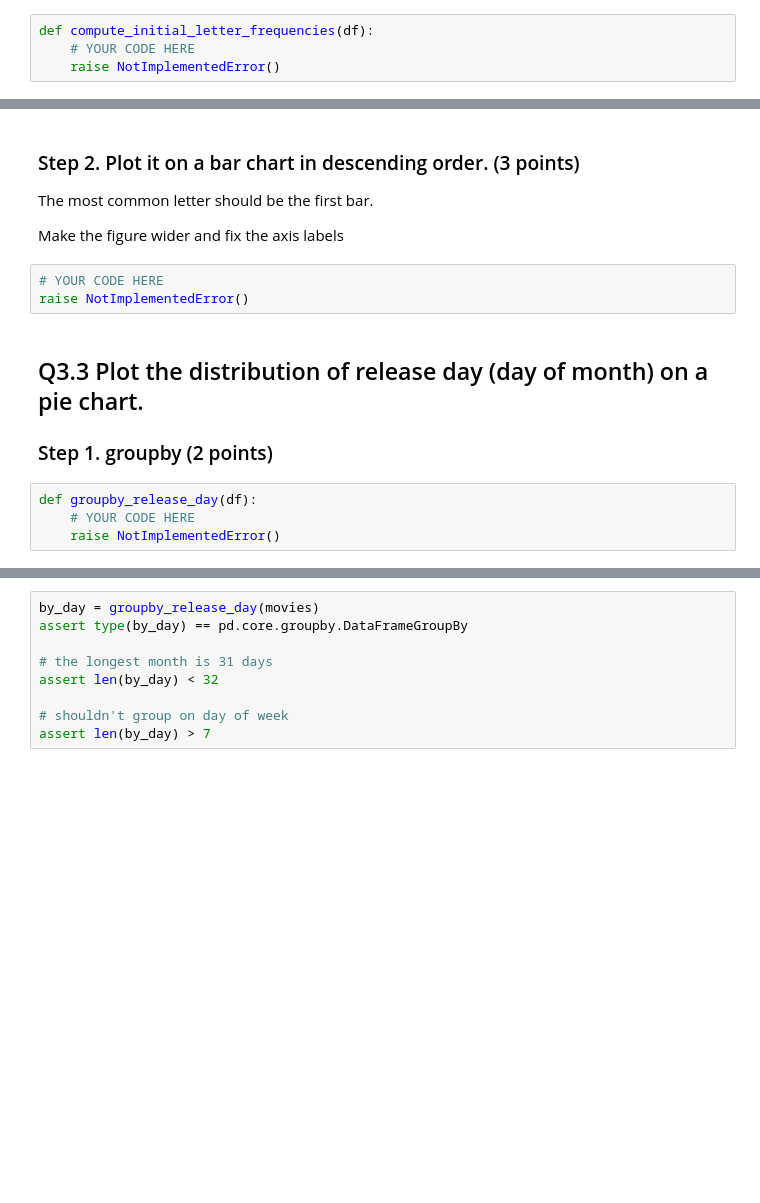
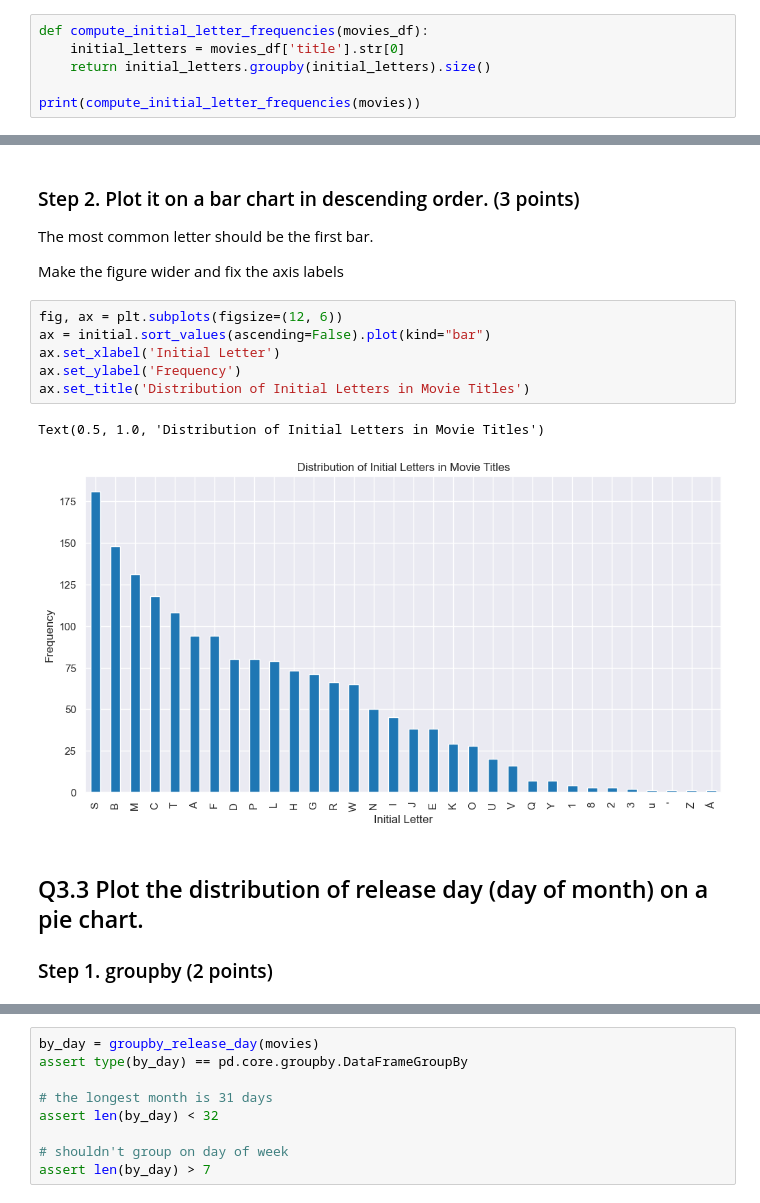
Before and after one commit to bi-labor/pandas-lab-kovbe11, a Jupyter notebook: Pandas_lab.ipynb, the cells around one changed output, grey strips where cells are left out. Saved outputs shown, nothing was run; the diff lists cells and outputs as text; blank space fills up the shorter version.

```diff
--- a/Pandas_lab.ipynb
+++ b/Pandas_lab.ipynb
@@ -424,7 +579,9 @@ assert type(title_cnt) == int
 ### Step 1. Compute frequencies. (3 points)
 
 Hint: use the groupby function for this!
-# %%
-def compute_initial_letter_frequencies(df):
-    # YOUR CODE HERE
-    raise NotImplementedError()
+# %%
+def compute_initial_letter_frequencies(movies_df):
+    initial_letters = movies_df['title'].str[0]
+    return initial_letters.groupby(initial_letters).size()
+
+print(compute_initial_letter_frequencies(movies))
@@ -444,14 +619,16 @@ assert initial.max() <= len(movies)
 The most common letter should be the first bar.
 
 Make the figure wider and fix the axis labels
-# %%
-# YOUR CODE HERE
-raise NotImplementedError()
+# %%
+fig, ax = plt.subplots(figsize=(12, 6))
+ax = initial.sort_values(ascending=False).plot(kind="bar")
+ax.set_xlabel('Initial Letter')
+ax.set_ylabel('Frequency')
+ax.set_title('Distribution of Initial Letters in Movie Titles')
+# %% [output]
+Text(0.5, 1.0, 'Distribution of Initial Letters in Movie Titles')
+[figure, added]
 # %% [markdown]
 ## Q3.3 Plot the distribution of release day (day of month) on a pie chart.
 
 ### Step 1. groupby (2 points)
-# %%
-def groupby_release_day(df):
-    # YOUR CODE HERE
-    raise NotImplementedError()
```
Also changed, not shown: parts of 46 cells of this notebook, 1 other file.
